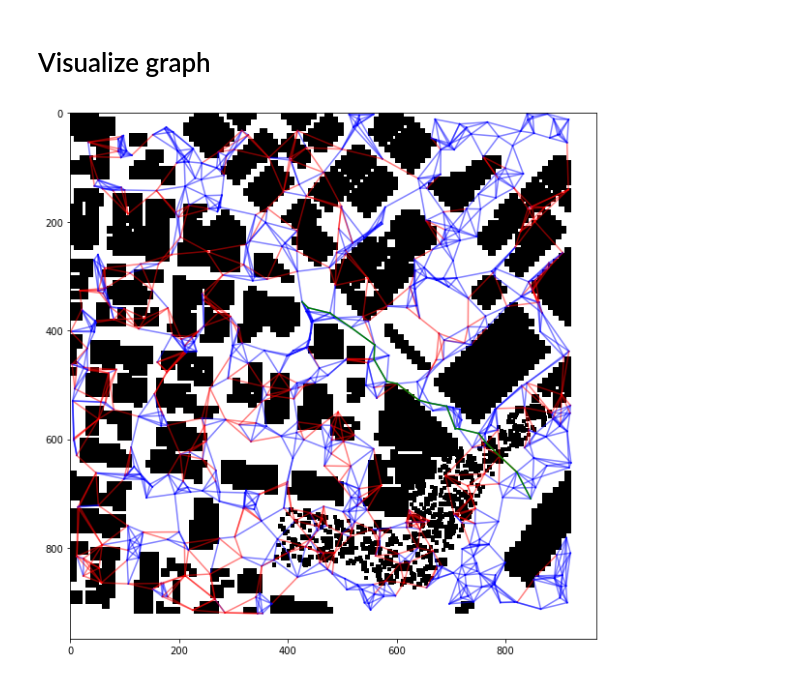
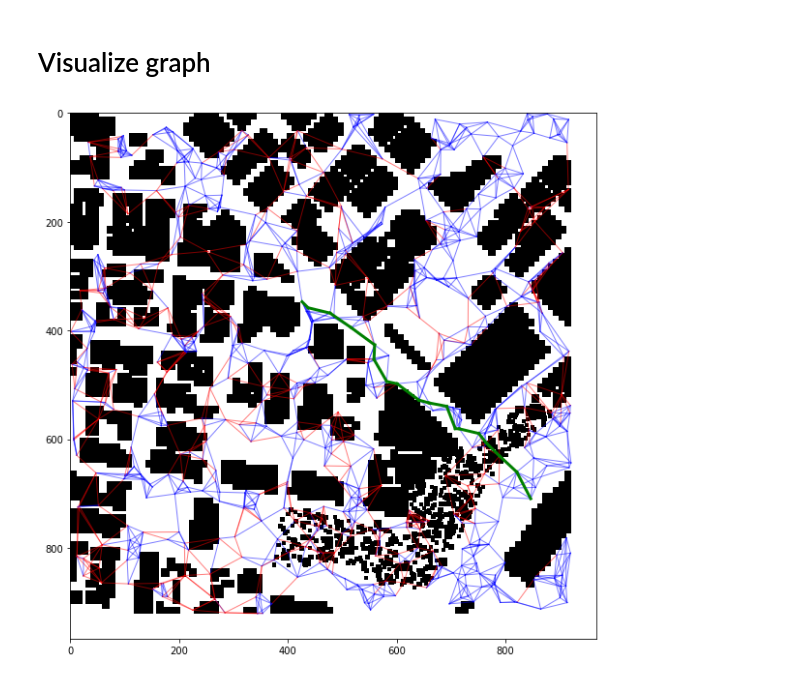
Before and after one commit to tomek-l/FCND-Motion-Planning, a Jupyter notebook: Planning Pipeline.ipynb, the cells around one changed output. Drawn from its saved outputs; the diff is of its cells as text; code cells hidden in the pictures.

```diff
--- a/Planning Pipeline.ipynb
+++ b/Planning Pipeline.ipynb
@@ -127,22 +128,24 @@ grid, offset_x, offset_y = create_grid(data, 5, 2)
 # %%
 plt.figure(figsize=(10,10))
 
 plt.imshow(grid, cmap='gray_r')
 
 for (n1, n2) in graph.edges:
 
     color = 'blue' if (n1, n2) in pruned_graph.edges else 'red'
     plt.plot([n1[1]-offset_y, n2[1]-offset_y],
              [n1[0]-offset_x, n2[0]-offset_x],
              color,
+             linewidth=1,
              alpha=0.5)
 
 for i in range(0, len(path)-1):
     plt.plot(
         [path[i+1][1]-offset_y, path[i][1]-offset_y],
         [path[i+1][0]-offset_x, path[i][0]-offset_x],
         'green',
+        linewidth=3,
         alpha=1
     )
 # %% [output]
-[figure, old version]
+[figure, new version]
```
Also changed, not shown: parts of 1 cell of this notebook.
